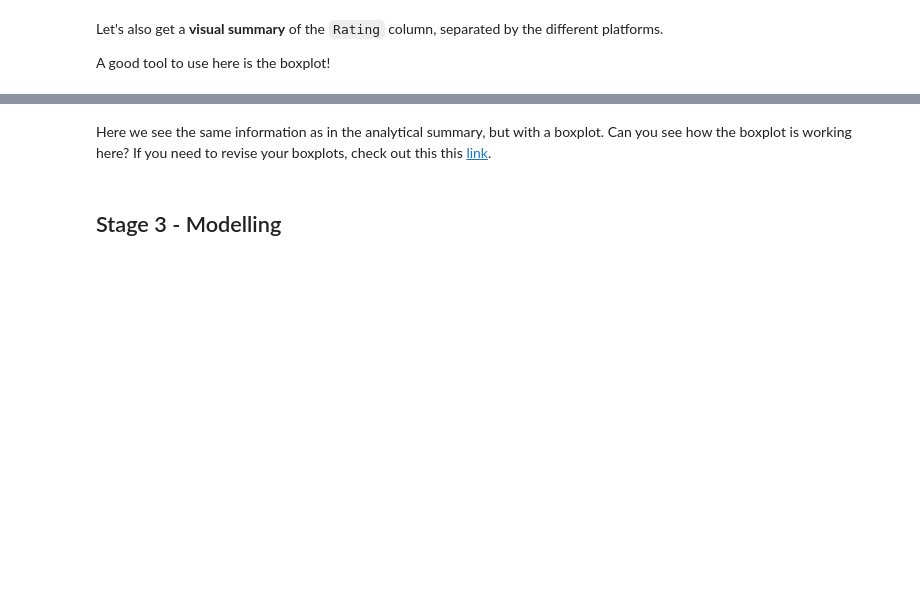
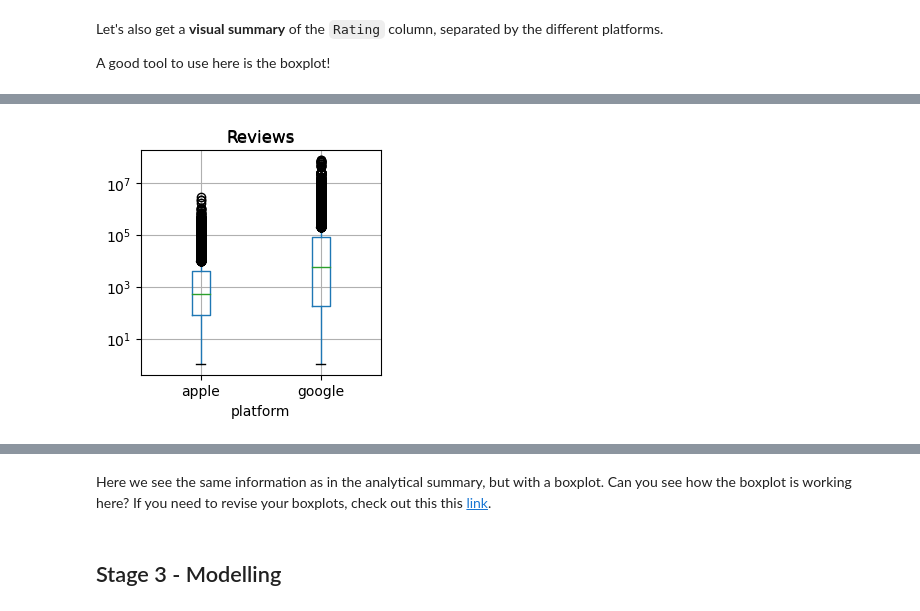
Before and after one commit to NBPub/Springboard, a Jupyter notebook: 11.3 Hypothesis Testing/Case Study_Integrating Apps - Tier 3.ipynb, the cells around one changed output, grey strips where cells are left out. Drawn from its saved outputs; the diff is of its cells as text; code cells hidden in the pictures; blank space fills up the shorter version.

```diff
--- a/11.3 Hypothesis Testing/Case Study_Integrating Apps - Tier 3.ipynb
+++ b/11.3 Hypothesis Testing/Case Study_Integrating Apps - Tier 3.ipynb
@@ -287,0 +454,7 @@ _ _ _
+# %%
+df.boxplot(by='platform', column = ['Reviews'], figsize=(3,3))
+plt.suptitle('Reviews',y=0.966)
+plt.yscale('log')
+plt.show()
+# %% [output]
+[figure, added]
```
Also changed, not shown: parts of 56 cells of this notebook, 4 other files.
